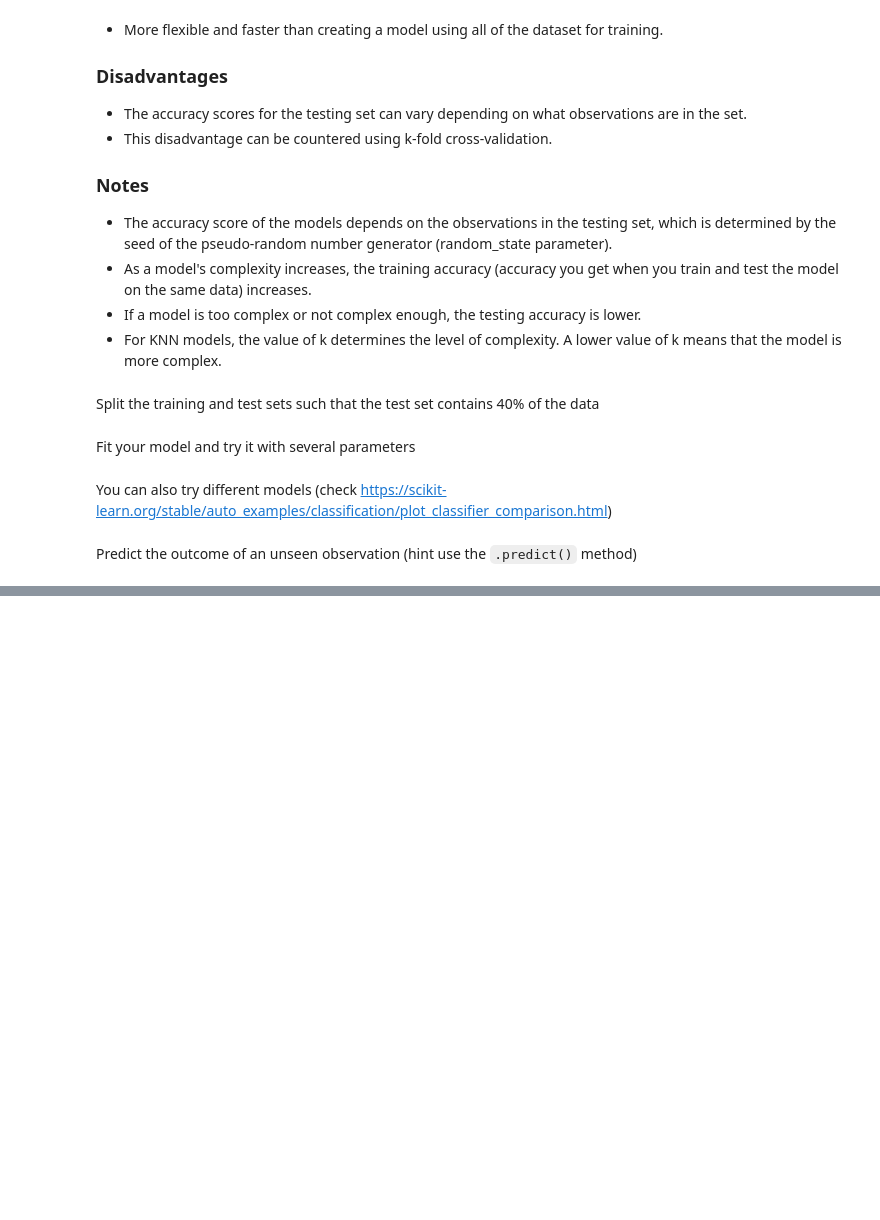
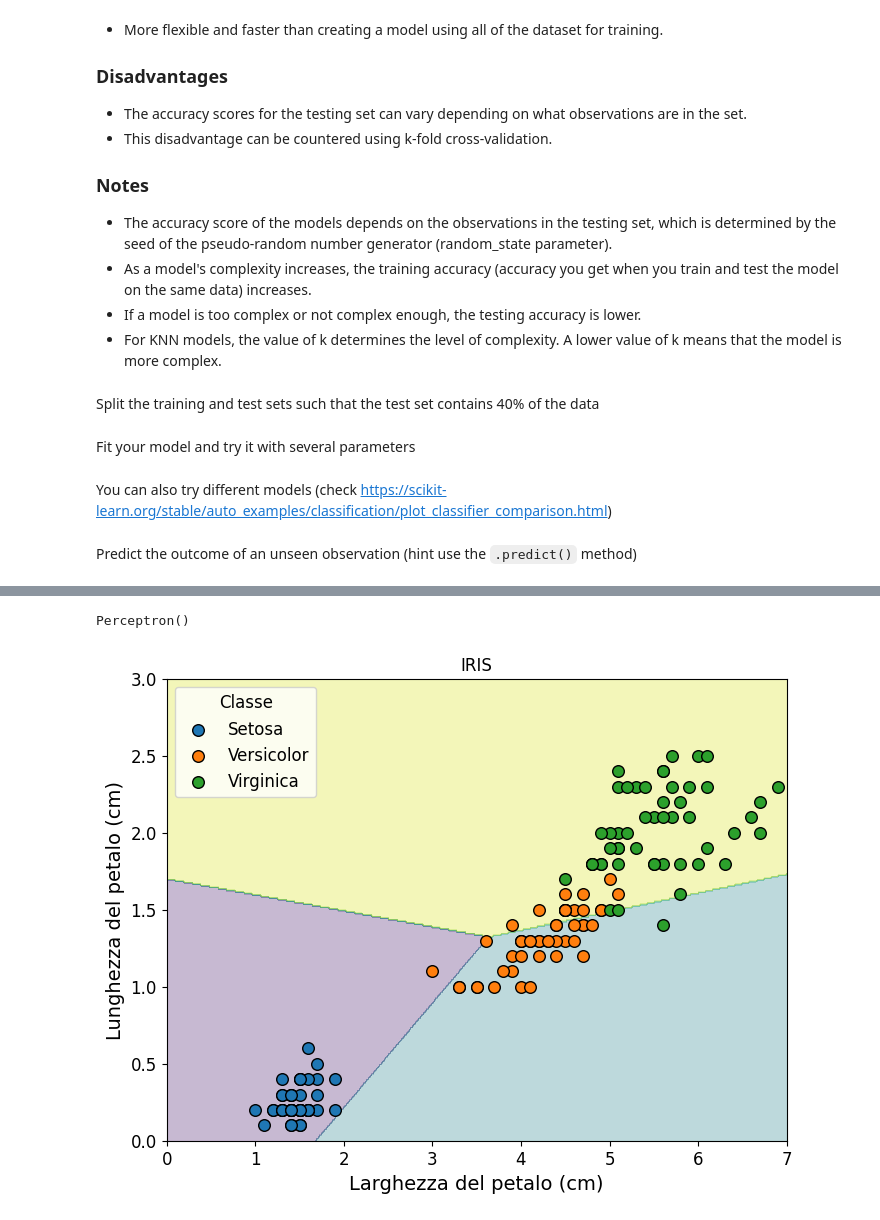
Before and after one commit to w4bo/teaching-handsondatapipelines, a Jupyter notebook: materials/14-Iris.solution.ipynb, the cells around one changed output, grey strips where cells are left out. Cells and saved outputs as stored; diff of their text form; code cells hidden in the pictures; blank space fills up the shorter version.

```diff
--- a/materials/14-Iris.solution.ipynb
+++ b/materials/14-Iris.solution.ipynb
@@ -213,0 +326,4 @@ logreg.predict([[6, 3, 4, 2]])
+# %%
+# Perceptron uses the OVA (One Versus All) strategy for multiclasses
+plot_boundary(Perceptron(), "perceptron_cplot")
+# %% [output]
@@ -213,0 +332,2 @@ logreg.predict([[6, 3, 4, 2]])
+Perceptron()
+[figure, added]
```
Also changed, not shown: parts of 6 cells of this notebook.
